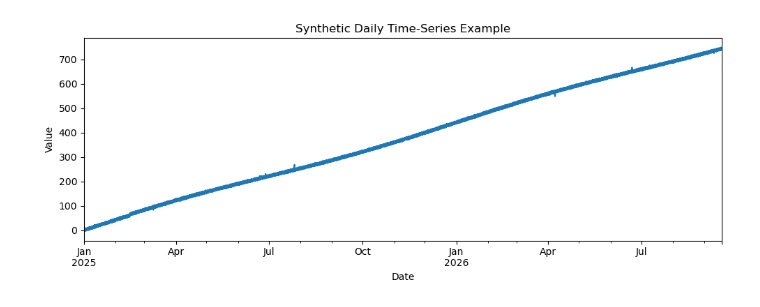
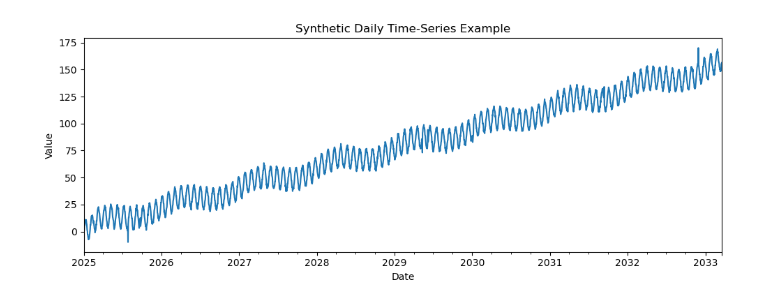
Before and after one commit to inkenbrandt/anomolous_ts, a Jupyter notebook: src/anomolous_ts/anomolize_ex.ipynb, the cells around one changed output. Drawn from its saved outputs; the diff is of its cells as text; code cells hidden in the pictures.

```diff
--- a/src/anomolous_ts/anomolize_ex.ipynb
+++ b/src/anomolous_ts/anomolize_ex.ipynb
@@ -10,30 +10,30 @@ from plotly.subplots import make_subplots
 # %%
 # ------------------------------------------------------------------
 # Generate an example synthetic series
 # ------------------------------------------------------------------
 series = (
-    SyntheticSeries("2025-01-01", periods=15000, freq="H", seed=42)
+    SyntheticSeries("2025-01-01", periods=3000, freq="D", seed=42)
     .add_trend(slope=0.05)                 # gentle upward trend
-    .add_seasonality(period=24, amplitude=5)  # monthly-ish cycle
-    .add_seasonality(period=365.25*24, amplitude=10)   # weekly cycle
+    .add_seasonality(period=365, amplitude=5)  # monthly-ish cycle
+    .add_seasonality(period=30, amplitude=10)   # weekly cycle
     .add_white_noise(std=1.0)              # Gaussian white noise
     .add_spikes(n_spikes=5, magnitude=15)  # occasional outliers
     .add_block_spikes(width=5, n_blocks=2, magnitude=8)
     .add_step_offset("2025-02-15", offset=4)   # permanent upward shift
     .to_series(name="synthetic")
 )
 
 
 # Plot the full series
 fig, ax = plt.subplots(figsize=(10, 4))
 series.plot(ax=ax)
 ax.set_title("Synthetic Daily Time-Series Example")
 ax.set_xlabel("Date")
 ax.set_ylabel("Value")
 plt.tight_layout()
 plt.show()
 # %% [output]
-[figure, old version]
+[figure, new version]
 # %%
 
 
```
Also changed, not shown: parts of 4 cells of this notebook, 2 other files.
